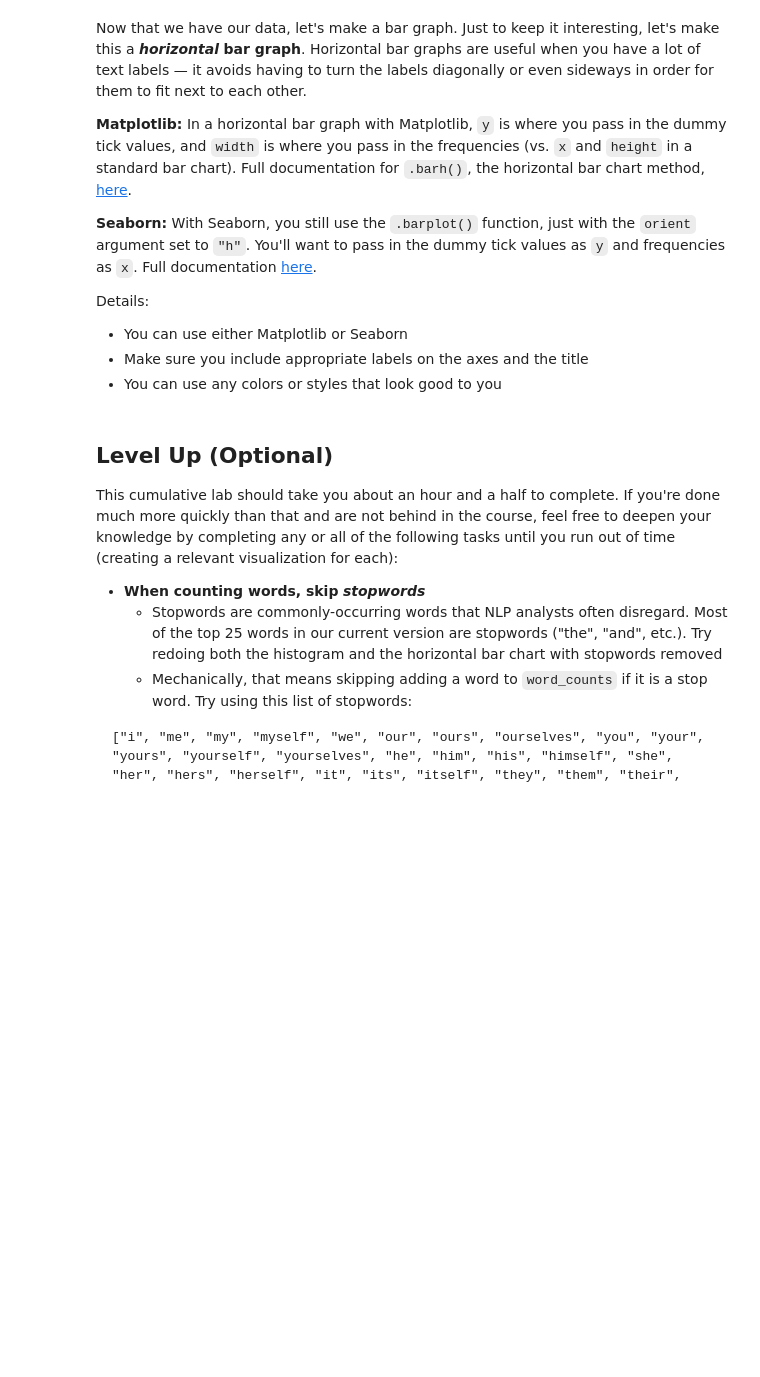
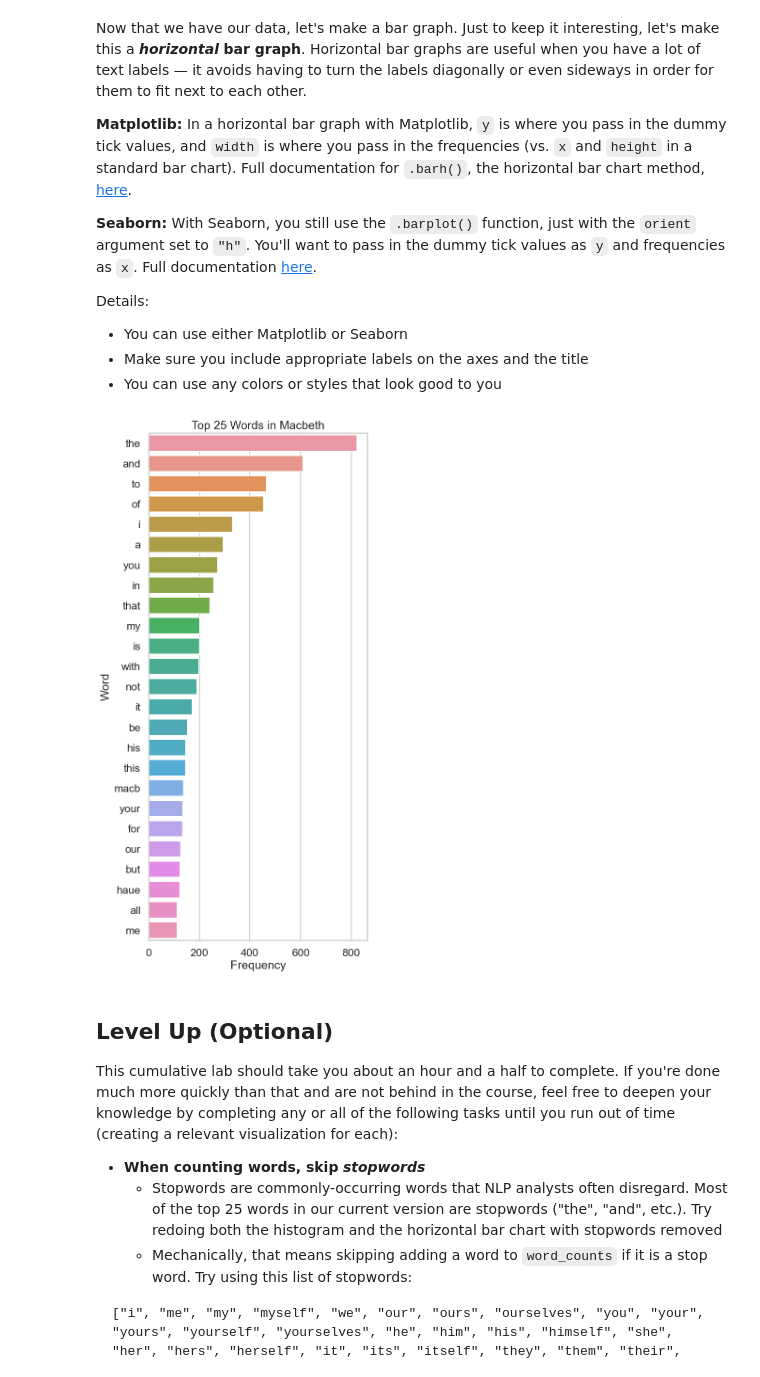
Before and after one commit to marxmayama/dsc-data-viz-cumulative-lab, a Jupyter notebook: index.ipynb, the cells around one changed output. Drawn from its saved outputs; the diff is of its cells as text; code cells hidden in the pictures; blank space fills up the shorter version.

```diff
--- a/index.ipynb
+++ b/index.ipynb
@@ -341,3 +339,9 @@ Details:
+# %%
+# Your code here
+fig, ax = plt.subplots(figsize =(6,14))
+sns.barplot(x=frequencies,y=ticks,ax=ax, orient = 'h').set(yticklabels = labels, title = "Top 25 Words in Macbeth", xlabel = "Frequency", ylabel = 'Word');
+# %% [output]
+[figure, added]
 # %% [markdown]
 ## Level Up (Optional)
 This cumulative lab should take you about an hour and a half to complete. If you're done much more quickly than that and are not behind in the course, feel free to deepen your knowledge by completing any or all of the following tasks until you run out of time (creating a relevant visualization for each):
```
Also changed, not shown: parts of 2 cells of this notebook.
